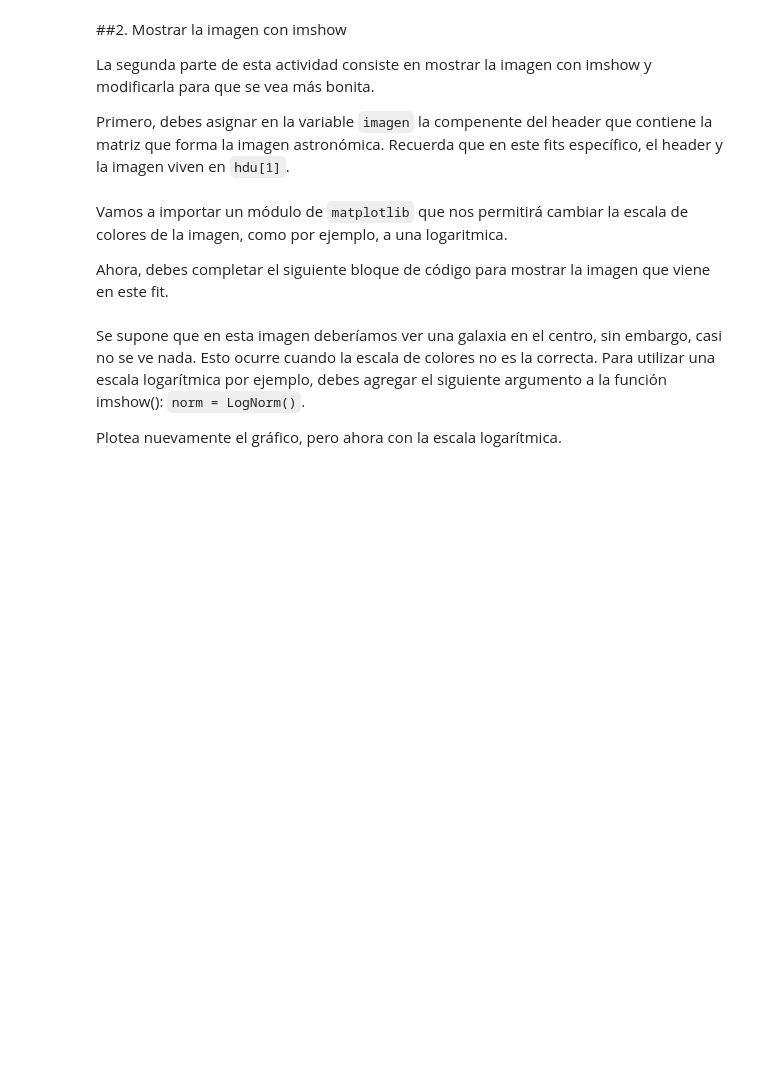
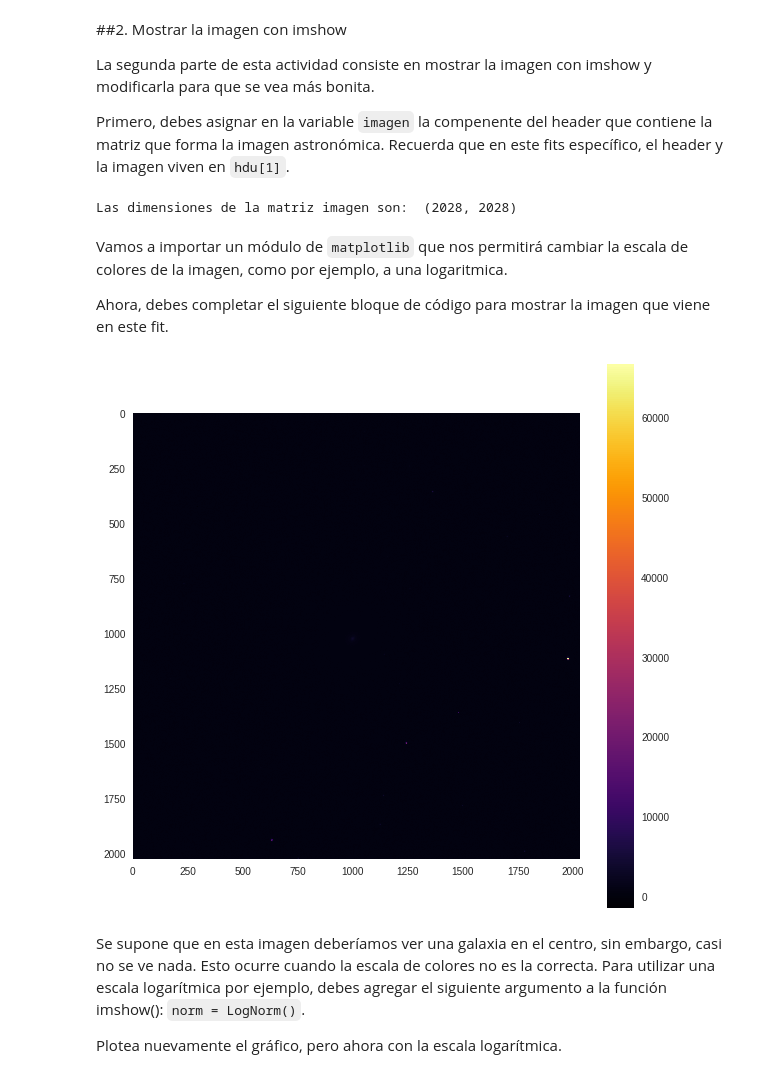
Before and after one commit to Antonego64/minitarea3, a Jupyter notebook: minitarea3.ipynb, the cells around one changed output. Saved outputs shown, nothing was run; the diff lists cells and outputs as text; code cells hidden in the pictures; blank space fills up the shorter version.

```diff
--- a/minitarea3.ipynb
+++ b/minitarea3.ipynb
@@ -112,14 +110,24 @@ imagen =
+# %%
+imagen = hdu[1].data
+print("Las dimensiones de la matriz imagen son: ",imagen.shape) #es opcional, pero sirve para hacerle "zoom" a un ploteo que haremos después
+#aunque igual se puede saber esto viendo los valores de NAXIS1 y NAXIS2 respectivamente
+# %% [output]
+Las dimensiones de la matriz imagen son:  (2028, 2028)
 # %% [markdown]
 Vamos a importar un módulo de `matplotlib` que nos permitirá cambiar la escala de colores de la imagen, como por ejemplo, a una logaritmica.
 
 Ahora, debes completar el siguiente bloque de código para mostrar la imagen que viene en este fit.
 # %%
 from matplotlib.colors import LogNorm
+# Plot de los datos del fit (copiamos y pegamos el código de la actividad 3)
+plt.figure(figsize=(10,10))
+plt.imshow(imagen, cmap='inferno') #gray, inferno, etc
+plt.colorbar()
 
-
-
-# El siguiente comando hará que no se vean las líneas sobre la imagen
+# El siguiente comando hará que no se vean las líneas sobre la imagen SPOILER: es la galaxia Messier 84
 plt.grid(b=None)
+# %% [output]
+[figure, added]
 # %% [markdown]
 Se supone que en esta imagen deberíamos ver una galaxia en el centro, sin embargo, casi no se ve nada. Esto ocurre cuando la escala de colores no es la correcta. Para utilizar una escala logarítmica por ejemplo, debes agregar el siguiente argumento a la función imshow(): `norm = LogNorm()`.
 
```
Also changed, not shown: parts of 5 cells of this notebook.
